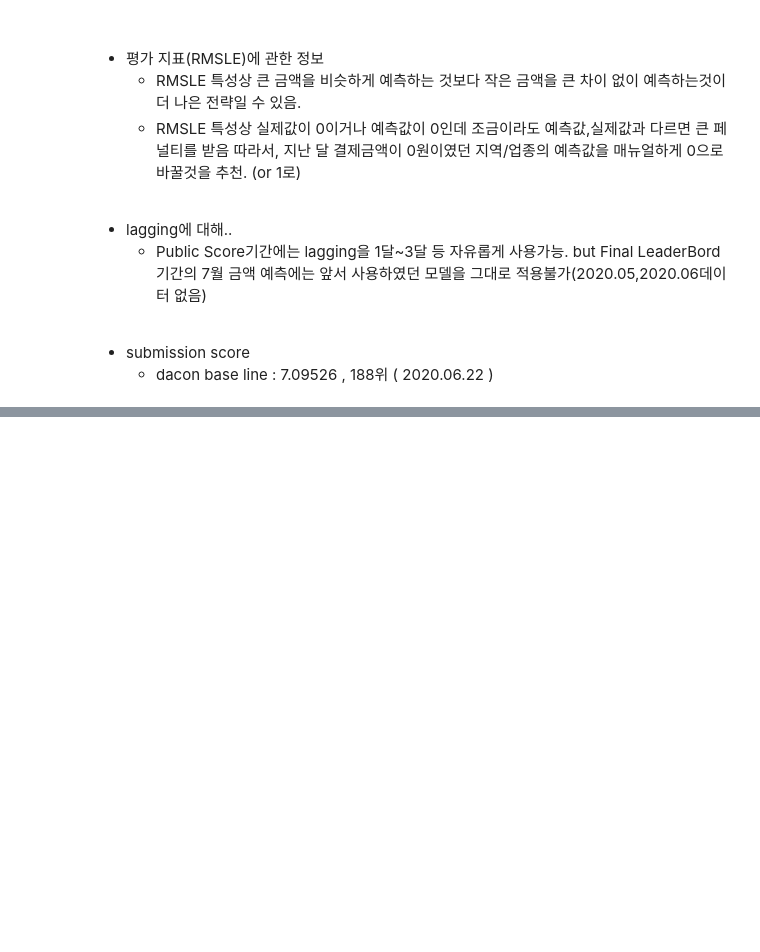
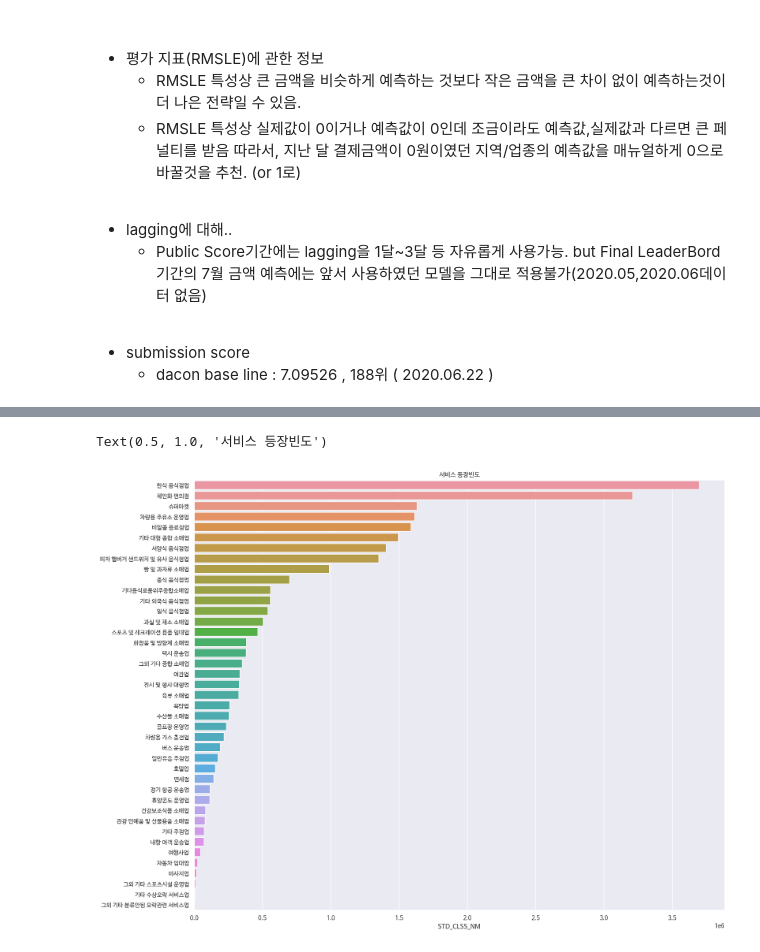
Before and after one commit to bill7845/colab_repo, a Jupyter notebook: dacon_제주카드사용량예측/NOTE_2.ipynb, the cells around one changed output, grey strips where cells are left out. Cells and saved outputs as stored; diff of their text form; code cells hidden in the pictures; blank space fills up the shorter version.

```diff
--- a/dacon_제주카드사용량예측/NOTE_2.ipynb
+++ b/dacon_제주카드사용량예측/NOTE_2.ipynb
@@ -88,9 +88,4 @@ data = pd.read_csv('/content/drive/My Drive/Colab code/dacon_카드사
 # %%
-## data preprocessing
-
-data = data.fillna('') # 결측값 ''로 대체
-
-## 날짜 처리
 def grap_year(data): # year
     data = str(data)
     return int(data[:4])
@@ -101,5 +96,5 @@ def grap_month(data): # month
 
 data['year'] = data['REG_YYMM'].apply(lambda x: grap_year(x))
 data['month'] = data['REG_YYMM'].apply(lambda x: grap_month(x))
-data = data.drop(['REG_YYMM'], axis=1) # 기존 날짜컬럼 삭제
+data = data.drop(['REG_YYMM'], axis=1)
 # %%
@@ -288,0 +127,9 @@ submission
+# %%
+# CARD_CCG_NM(카드사용처 시,군,구 정보) 결측값은 '세종'시에 한해서만 발생.
+# CARD_CCG_NM 결측값을 '세종'으로 대체
+print(data[data['CARD_CCG_NM'].isnull()]['CARD_SIDO_NM'].value_counts())
+
+# HOM_CCG_NM(카드사용자의 시,군,구 정보) 결측값도 동일.
+print(data[data['HOM_CCG_NM'].isnull()]['HOM_SIDO_NM'].value_counts())
+
+data = data.fillna('세종')
@@ -288,0 +156,7 @@ submission
+# %%
+fig = plt.figure(figsize=(18,15))
+sns.barplot(x=data['STD_CLSS_NM'].value_counts(), y=data['STD_CLSS_NM'].value_counts().index)
+plt.title('서비스 등장빈도')
+# %% [output]
+Text(0.5, 1.0, '서비스 등장빈도')
+[figure, added]
```
Also changed, not shown: parts of 25 cells of this notebook.
